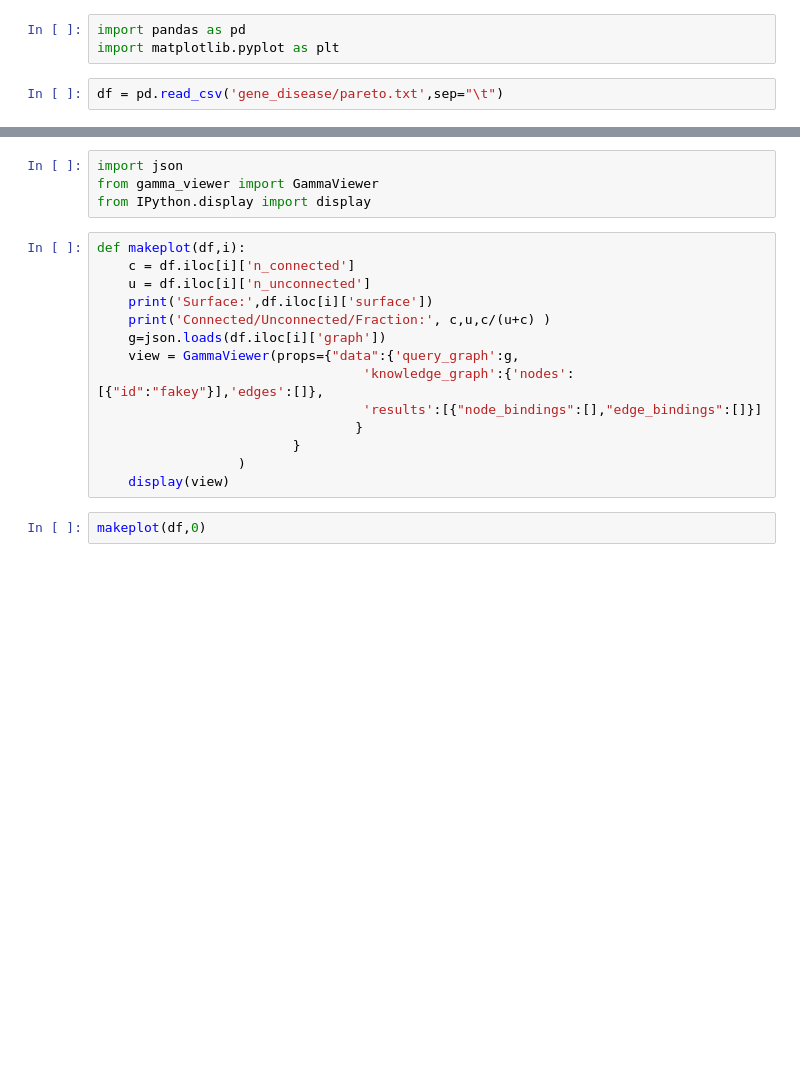
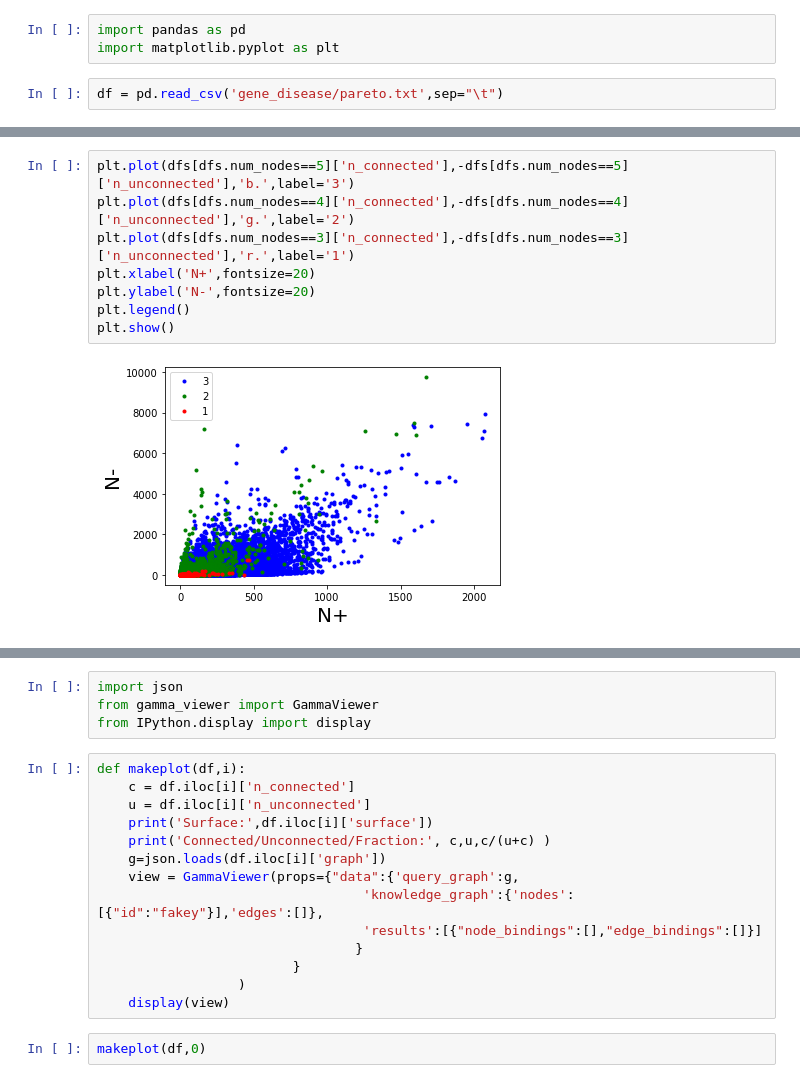
Before and after one commit to TranslatorIIPrototypes/graphsampler, a Jupyter notebook: ExamineQGs.ipynb, the cells around one changed output, grey strips where cells are left out. Cells and saved outputs as stored; diff of their text form; blank space fills up the shorter version.

```diff
--- a/ExamineQGs.ipynb
+++ b/ExamineQGs.ipynb
@@ -32,3 +41,13 @@ plt.show()
+# %%
+plt.plot(dfs[dfs.num_nodes==5]['n_connected'],-dfs[dfs.num_nodes==5]['n_unconnected'],'b.',label='3')
+plt.plot(dfs[dfs.num_nodes==4]['n_connected'],-dfs[dfs.num_nodes==4]['n_unconnected'],'g.',label='2')
+plt.plot(dfs[dfs.num_nodes==3]['n_connected'],-dfs[dfs.num_nodes==3]['n_unconnected'],'r.',label='1')
+plt.xlabel('N+',fontsize=20)
+plt.ylabel('N-',fontsize=20)
+plt.legend()
+plt.show()
+# %% [output]
+[figure, added]
 # %%
 df = pd.read_csv('gene_disease/paretographs',sep="\t")
 df.head()
```
Also changed, not shown: parts of 74 cells of this notebook, 3 other files.
